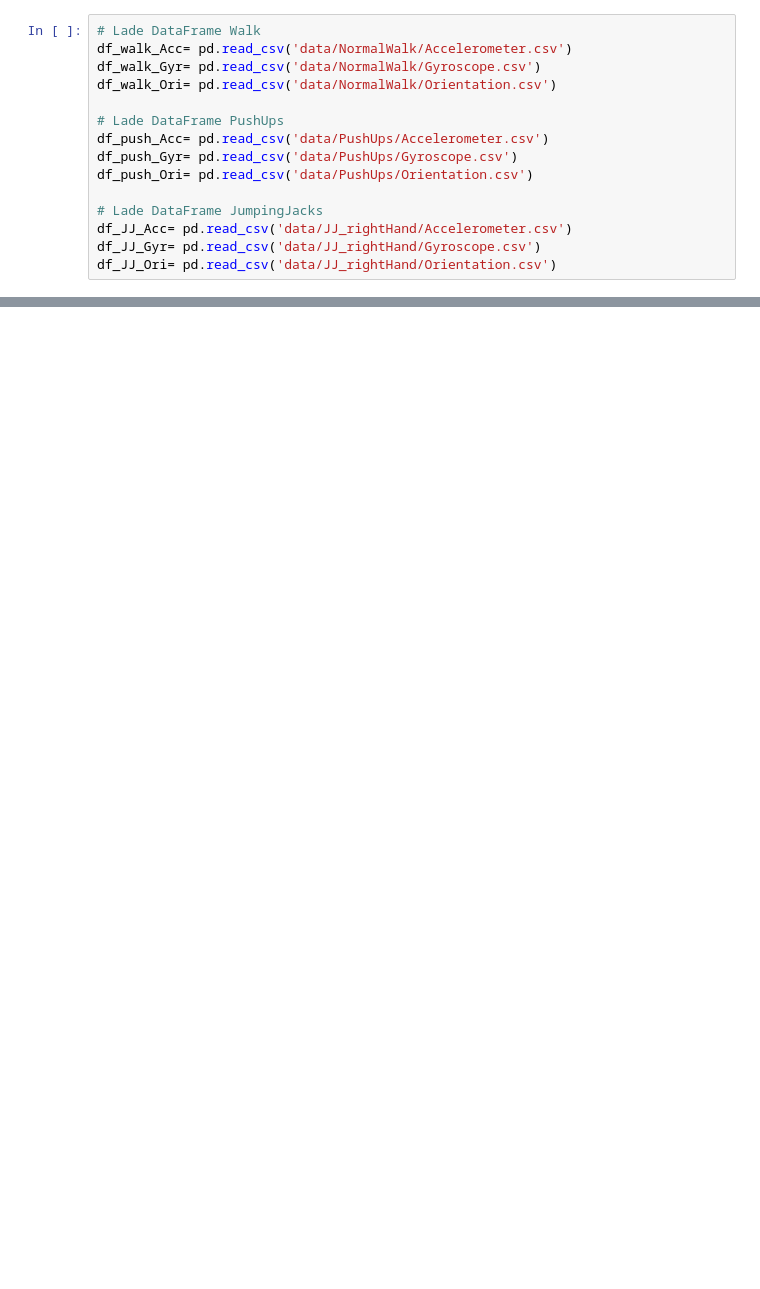
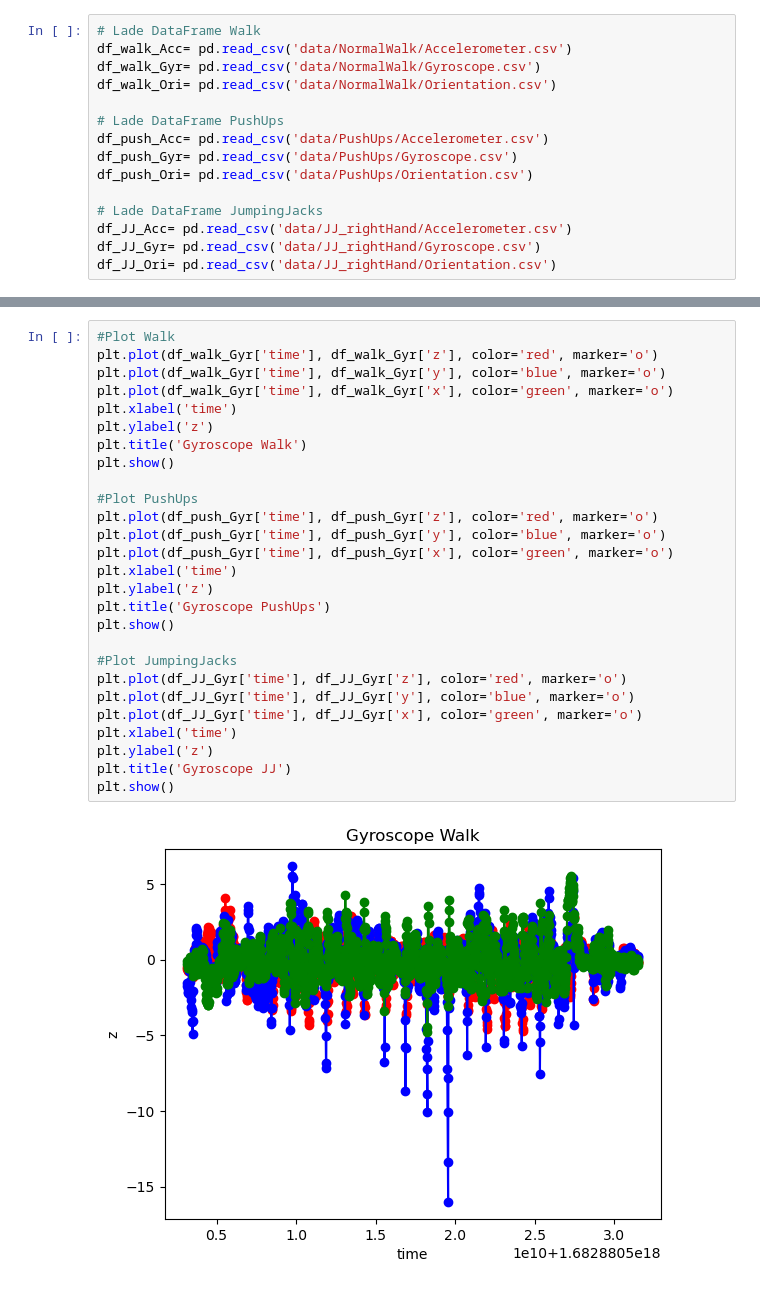
Before and after one commit to Wipfla/ML4B_App, a Jupyter notebook: ML_Marvin.ipynb, the cells around one changed output, grey strips where cells are left out. Cells and saved outputs as stored; diff of their text form; blank space fills up the shorter version.

```diff
--- a/ML_Marvin.ipynb
+++ b/ML_Marvin.ipynb
@@ -50,0 +61,29 @@ df_walk.head(10)
+# %%
+#Plot Walk
+plt.plot(df_walk_Gyr['time'], df_walk_Gyr['z'], color='red', marker='o')
+plt.plot(df_walk_Gyr['time'], df_walk_Gyr['y'], color='blue', marker='o')
+plt.plot(df_walk_Gyr['time'], df_walk_Gyr['x'], color='green', marker='o')
+plt.xlabel('time')
+plt.ylabel('z')
+plt.title('Gyroscope Walk')
+plt.show()
+
+#Plot PushUps
+plt.plot(df_push_Gyr['time'], df_push_Gyr['z'], color='red', marker='o')
+plt.plot(df_push_Gyr['time'], df_push_Gyr['y'], color='blue', marker='o')
+plt.plot(df_push_Gyr['time'], df_push_Gyr['x'], color='green', marker='o')
+plt.xlabel('time')
+plt.ylabel('z')
+plt.title('Gyroscope PushUps')
+plt.show()
+
+#Plot JumpingJacks
+plt.plot(df_JJ_Gyr['time'], df_JJ_Gyr['z'], color='red', marker='o')
+plt.plot(df_JJ_Gyr['time'], df_JJ_Gyr['y'], color='blue', marker='o')
+plt.plot(df_JJ_Gyr['time'], df_JJ_Gyr['x'], color='green', marker='o')
+plt.xlabel('time')
+plt.ylabel('z')
+plt.title('Gyroscope JJ')
+plt.show()
+# %% [output]
+[figure, added]
```
Also changed, not shown: parts of 4 cells of this notebook, 1 other file.
